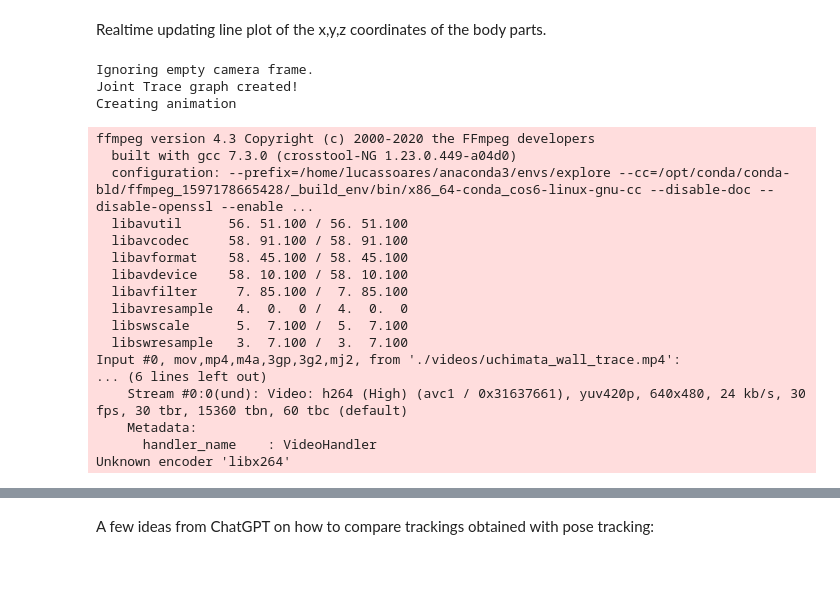
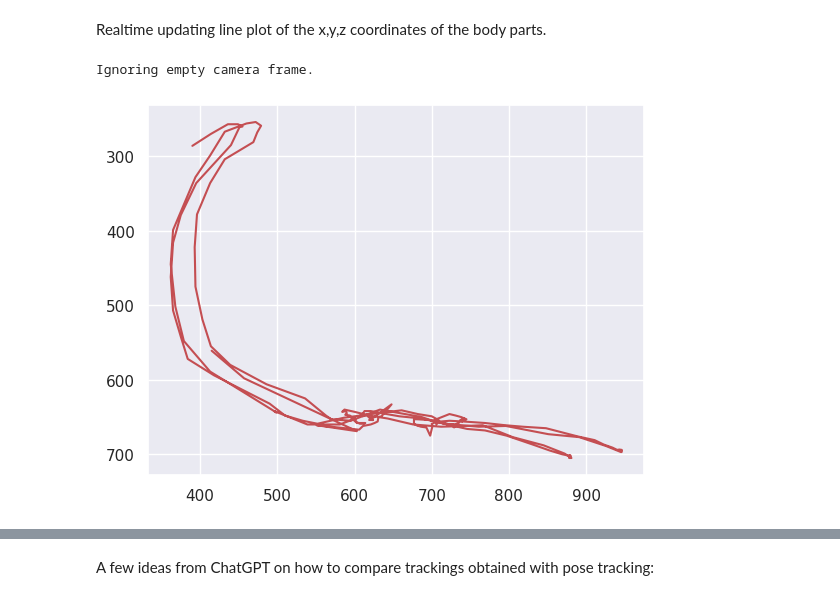
Before and after one commit to EnkrateiaLucca/pose_tracking_jiu_jitsu, a Jupyter notebook: pose_jiu_code.ipynb, the cells around one changed output, grey strips where cells are left out. Cells and saved outputs as stored; diff of their text form; code cells hidden in the pictures; blank space fills up the shorter version.

Commit message:
added some comparison of the traces and wrote a bit more of the article

```diff
--- a/pose_jiu_code.ipynb
+++ b/pose_jiu_code.ipynb
@@ -302,8 +302,8 @@ def create_joint_trace_graph(video_path, output_path, body_part_index,xmin=300,x
                 # Plot the trace on the graph
                 fig, ax = plt.subplots()
                 #ax.imshow(image)
-                ax.set_xlim(xmin,xmax)
-                ax.set_ylim(ymin,ymax)
+                # ax.set_xlim(xmin,xmax)
+                # ax.set_ylim(ymin,ymax)
                 ax.invert_yaxis()
                 ax.plot(np.array(trace)[:, 0], np.array(trace)[:, 1], color='r')
                 plt.savefig(f'joint_trace{i}.png')
@@ -325,14 +325,10 @@ def create_joint_trace_graph(video_path, output_path, body_part_index,xmin=300,x
 
 video_path = "./videos/uchimata_wall.mp4"
 output_path = f"{video_path[:-4]}_trace.mp4"
-body_part_index = 31
-create_joint_trace_graph(video_path,output_path, body_part_index)
+body_part_index = 32
+create_joint_trace_graph(video_path, output_path, body_part_index)
-# %% [output]
-Ignoring empty camera frame.
-Joint Trace graph created!
-Creating animation
 # %%
-compressed_path = save_compressed_video(output_path)
+# compressed_path = save_compressed_video(output_path)
 # # Show video
 # mp4 = open(compressed_path,'rb').read()
 # data_url = "data:video/mp4;base64," + b64encode(mp4).decode()
@@ -341,21 +337,19 @@ compressed_path = save_compressed_video(output_path)
 #       <source src="%s" type="video/mp4">
 # </video>
 # """ % data_url)
-# %% [output]
-ffmpeg version 4.3 Copyright (c) 2000-2020 the FFmpeg developers
-  built with gcc 7.3.0 (crosstool-NG 1.23.0.449-a04d0)
-  configuration: --prefix=/home/lucassoares/anaconda3/envs/explore --cc=/opt/conda/conda-bld/ffmpeg_1597178665428/_build_env/bin/x86_64-conda_cos6-linux-gnu-cc --disable-doc --disable-openssl --enable ...
-  libavutil      56. 51.100 / 56. 51.100
-  libavcodec     58. 91.100 / 58. 91.100
-  libavformat    58. 45.100 / 58. 45.100
-  libavdevice    58. 10.100 / 58. 10.100
-  libavfilter     7. 85.100 /  7. 85.100
-  libavresample   4.  0.  0 /  4.  0.  0
-  libswscale      5.  7.100 /  5.  7.100
-  libswresample   3.  7.100 /  3.  7.100
-Input #0, mov,mp4,m4a,3gp,3g2,mj2, from './videos/uchimata_wall_trace.mp4':
-... (6 lines left out)
-    Stream #0:0(und): Video: h264 (High) (avc1 / 0x31637661), yuv420p, 640x480, 24 kb/s, 30 fps, 30 tbr, 15360 tbn, 60 tbc (default)
-    Metadata:
-      handler_name    : VideoHandler
-Unknown encoder 'libx264'
+# %%
+video_path = "./videos/clip_training_session_2.mp4"
+body_part_index = 31
+foot_trace = get_joint_trace_data(video_path, body_part_index)
+# %%
+video_path = "./videos/uchimata_wall.mp4"
+body_part_index = 31
+foot_trace_reference = get_joint_trace_data(video_path, body_part_index,xmin=0,ymin=0,xmax=1300)
+# %% [output]
+Ignoring empty camera frame.
+# %%
+foot_trace_clip = foot_trace[:len(foot_trace_reference)]
+plt.plot(np.array(foot_trace_clip)[:, 0], np.array(foot_trace_clip)[:, 1], color='r')
+plt.gca().invert_yaxis();
+# %% [output]
+[figure, added]
```
Also changed, not shown: parts of 9 cells of this notebook, 3 other files.
